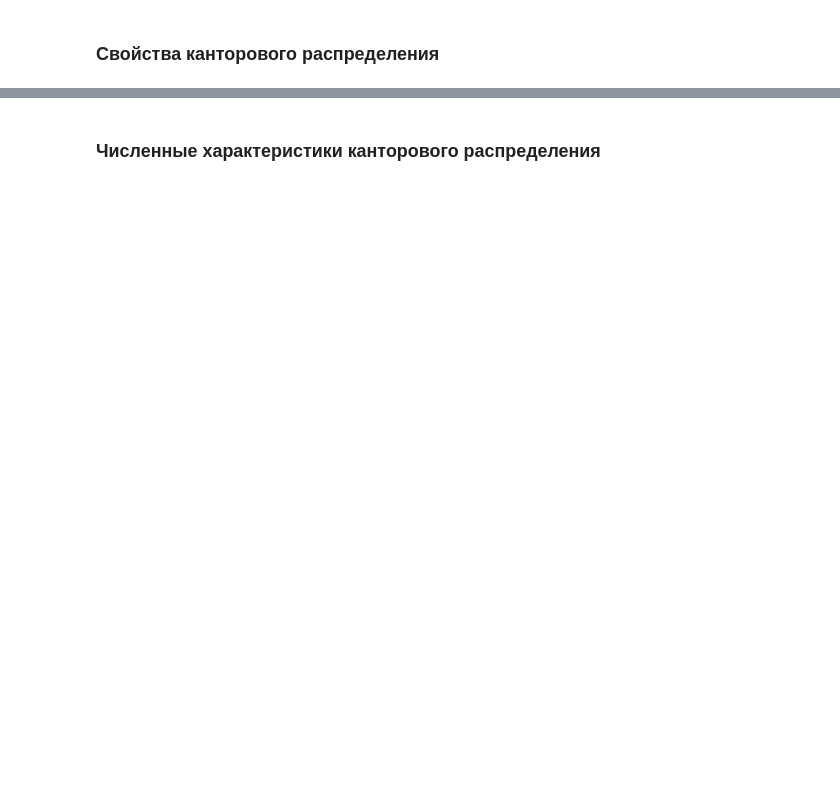
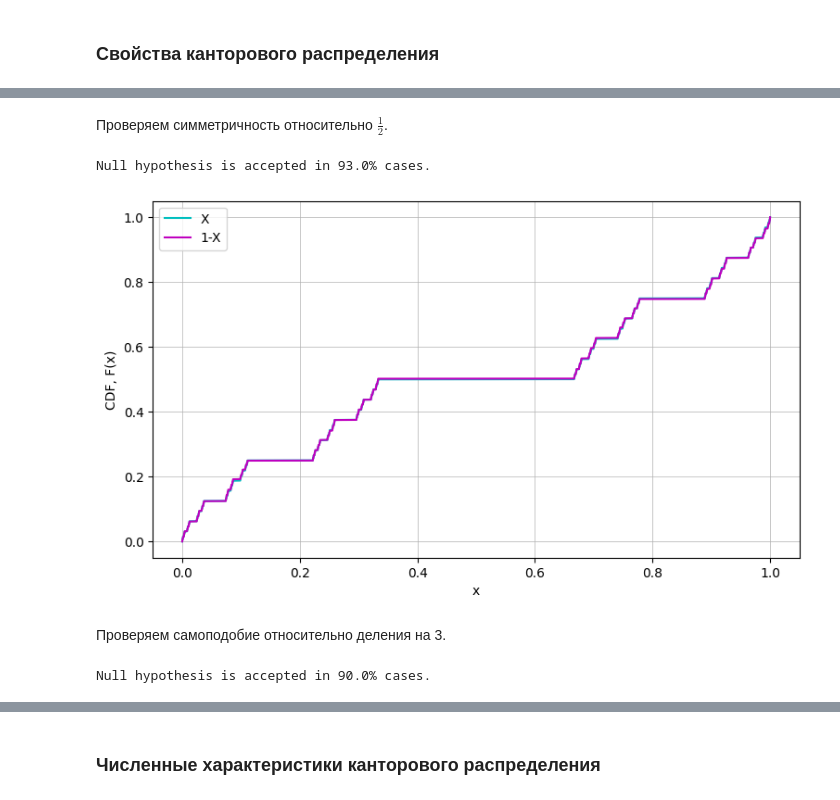
Before and after one commit to arinenn/stochastic_practicum, a Jupyter notebook: stochastic_practicum_first.ipynb, the cells around one changed output, grey strips where cells are left out. Cells and saved outputs as stored; diff of their text form; code cells hidden in the pictures; blank space fills up the shorter version.

```diff
--- a/stochastic_practicum_first.ipynb
+++ b/stochastic_practicum_first.ipynb
@@ -484,0 +529,8 @@ print(results)
+# %% [markdown]
+Проверяем симметричность относительно $\frac{1}{2}$.
+# %%
+n_tests = 100
+alpha = 0.05
+
+N = 10**4
+eps = 1e-8
@@ -484,0 +545,25 @@ print(results)
+# %%
+accept_count = np.count_nonzero((test_results_Smirnov > alpha).astype(int))
+print('Null hypothesis is accepted in {:.4}% cases.'.format(100 * accept_count / n_tests))
+# %% [output]
+Null hypothesis is accepted in 93.0% cases.
+# %%
+sample_Cantor_1, cdf_Cantor_1 = rand_Cantor(N, eps)
+sample_Cantor_2, _ = rand_Cantor(N, eps)
+sample_Cantor_2 = 1 - sample_Cantor_2
+# %%
+fig = plt.figure(figsize=(9,5))
+ax = plt.axes()
+ax.grid('minor', linewidth=0.5)
+
+ax.plot(sample_Cantor_1, cdf_Cantor_1, color='c', label='X')
+ax.plot(sample_Cantor_2, ecdf(sample_Cantor_2).cdf.evaluate(sample_Cantor_2), color='m', label='1-X')
+
+plt.xlabel('x')
+plt.ylabel('CDF, F(x)')
+plt.legend()
+plt.show()
+# %% [output]
+[figure, added]
+# %% [markdown]
+Проверяем самоподобие относительно деления на 3.
@@ -484,0 +585,5 @@ print(results)
+# %%
+accept_count = np.count_nonzero((test_results_Smirnov > alpha).astype(int))
+print('Null hypothesis is accepted in {:.4}% cases.'.format(100 * accept_count / n_tests))
+# %% [output]
+Null hypothesis is accepted in 90.0% cases.
```
Also changed, not shown: parts of 34 cells of this notebook.
